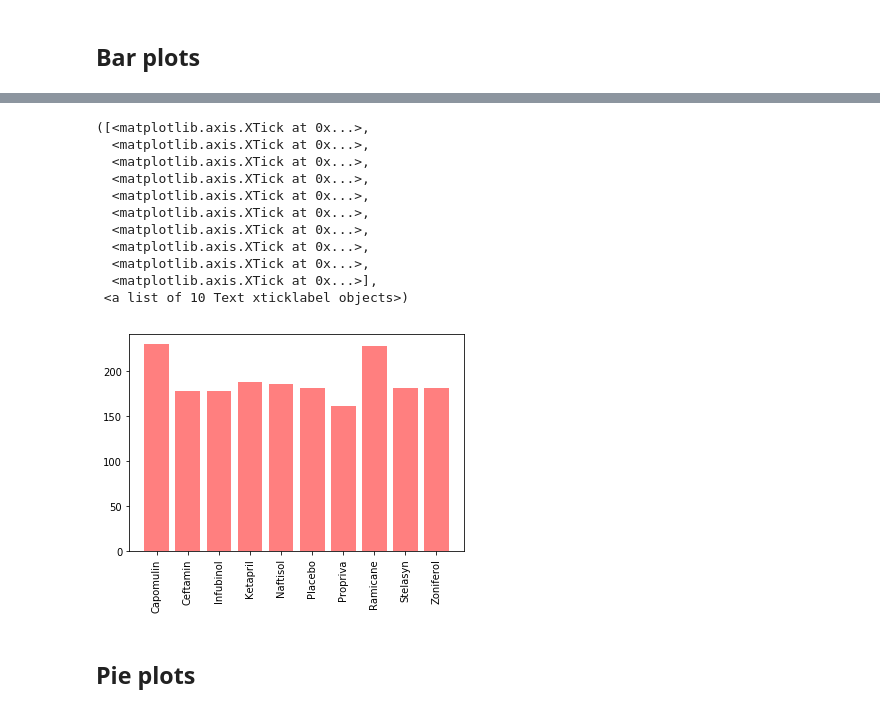
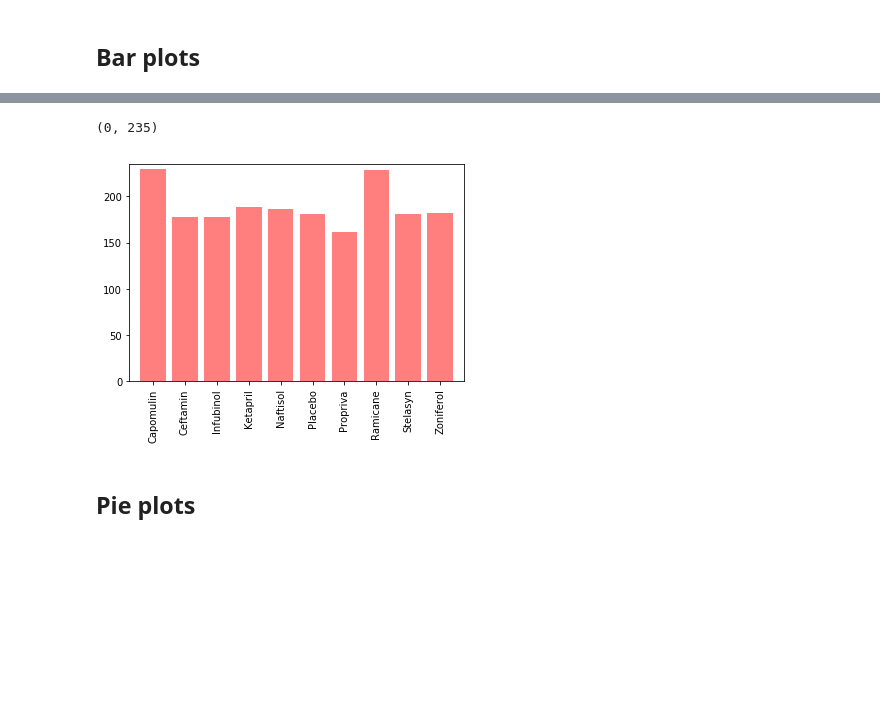
Before and after one commit to sangherahul/Matplotlib-challenge, a Jupyter notebook: Homework/Instructions/Pymaceuticals/pymaceuticals_starter.ipynb, the cells around one changed output, grey strips where cells are left out. Drawn from its saved outputs; the diff is of its cells as text; code cells hidden in the pictures; blank space fills up the shorter version.

```diff
--- a/Homework/Instructions/Pymaceuticals/pymaceuticals_starter.ipynb
+++ b/Homework/Instructions/Pymaceuticals/pymaceuticals_starter.ipynb
@@ -77,25 +72,17 @@ group
 # %%
 # Generate a bar plot showing number of data points for each treatment regimen using pyplot
 
 Y_axis=[x for x in group['Mouse ID']]
 
 x_axis=np.arange(len(Y_axis))
 plt.bar(x_axis, Y_axis, color='r', alpha=0.5, align="center")
 tick_locations = [value for value in x_axis]
 plt.xticks(tick_locations,Drug_list,rotation='vertical')
+plt.xlim(-0.75, len(x_axis)-.25)
+plt.ylim(0, max(Y_axis) + 5)
 # %% [output]
-([<matplotlib.axis.XTick at 0x...>,
-  <matplotlib.axis.XTick at 0x...>,
-  <matplotlib.axis.XTick at 0x...>,
-  <matplotlib.axis.XTick at 0x...>,
-  <matplotlib.axis.XTick at 0x...>,
-  <matplotlib.axis.XTick at 0x...>,
-  <matplotlib.axis.XTick at 0x...>,
-  <matplotlib.axis.XTick at 0x...>,
-  <matplotlib.axis.XTick at 0x...>,
-  <matplotlib.axis.XTick at 0x...>],
- <a list of 10 Text xticklabel objects>)
+(0, 235)
-[figure, old version]
+[figure, new version]
 # %% [markdown]
 ## Pie plots
 # %%
```
Also changed, not shown: parts of 12 cells of this notebook, 1 other file.
